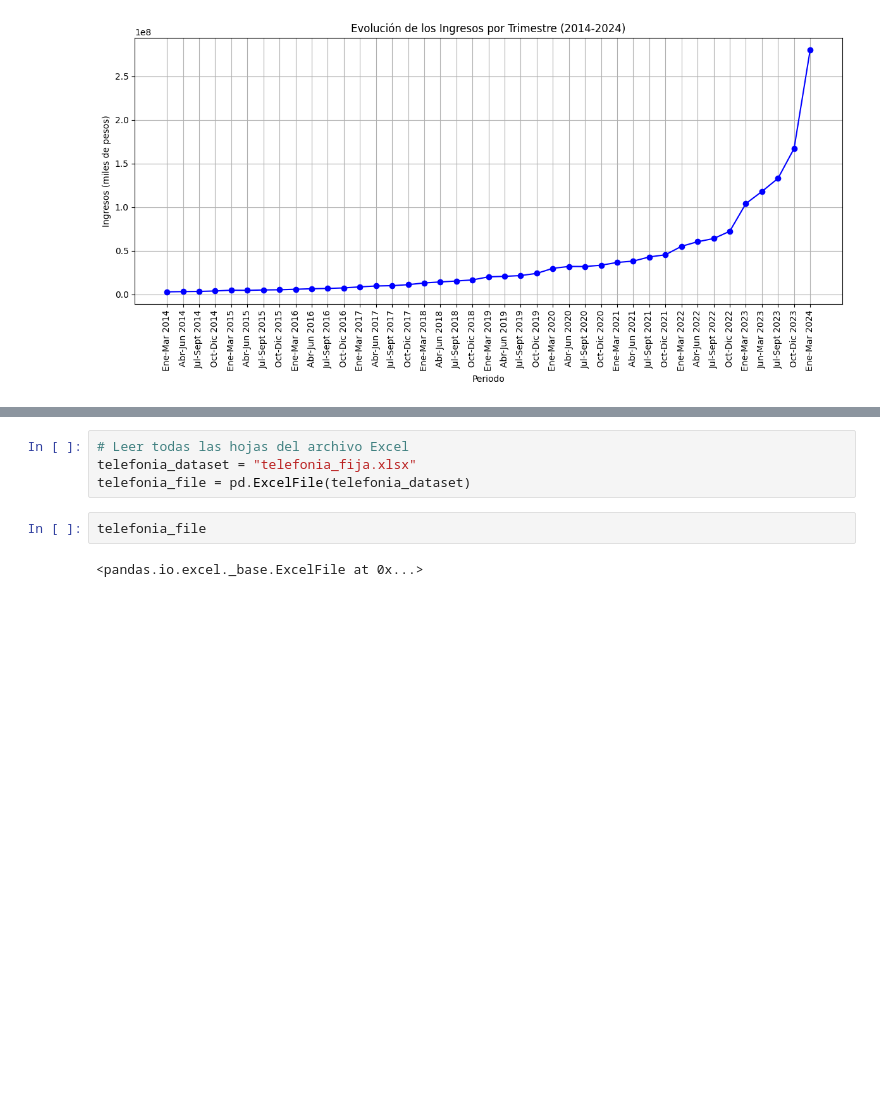
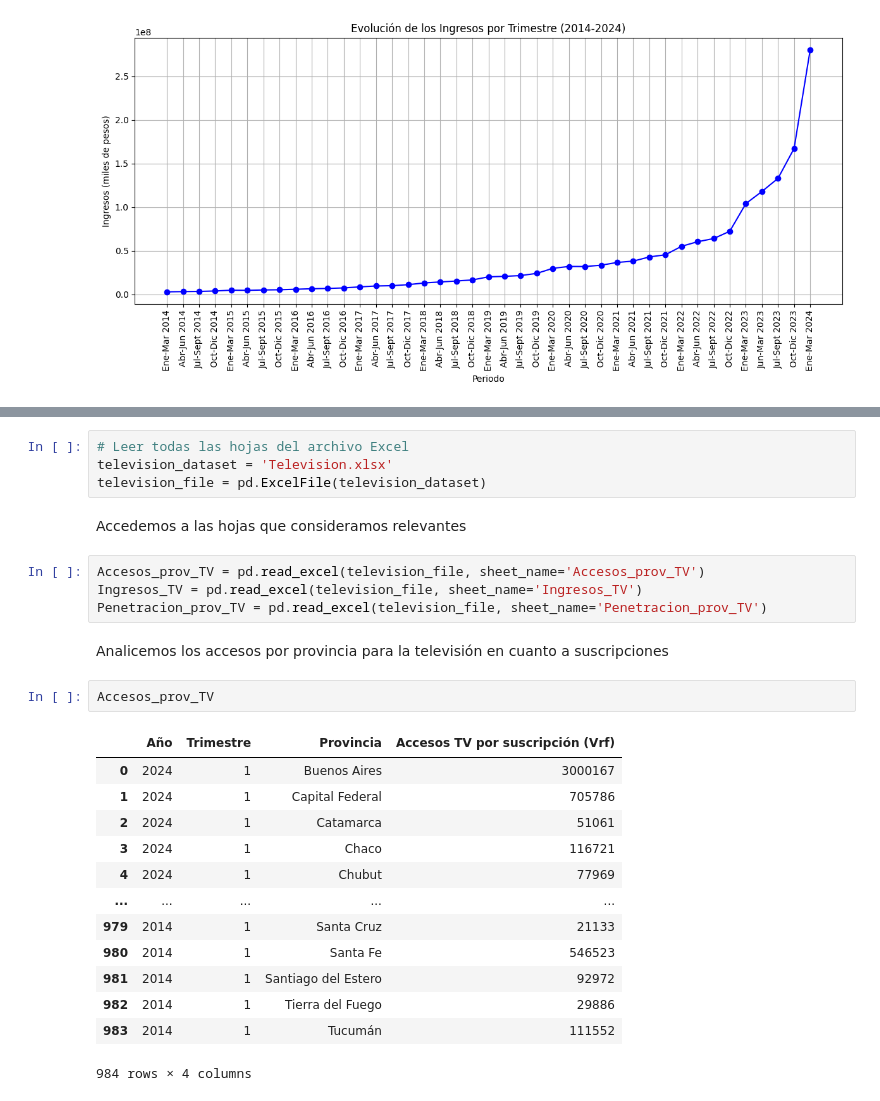
Before and after one commit to Melbutus/Data_Analyst_Telecomunicaciones, a Jupyter notebook: EDA.ipynb, the cells around one changed output, grey strips where cells are left out. Saved outputs shown, nothing was run; the diff lists cells and outputs as text; blank space fills up the shorter version.

```diff
--- a/EDA.ipynb
+++ b/EDA.ipynb
@@ -686,8 +692,28 @@ plt.show()
 # %%
 # Leer todas las hojas del archivo Excel
-telefonia_dataset = "telefonia_fija.xlsx"
-telefonia_file = pd.ExcelFile(telefonia_dataset)
+television_dataset = 'Television.xlsx'
+television_file = pd.ExcelFile(television_dataset)
-# %%
-telefonia_file
-# %% [output]
-<pandas.io.excel._base.ExcelFile at 0x...>
+# %% [markdown]
+Accedemos a las hojas que consideramos relevantes
+# %%
+Accesos_prov_TV = pd.read_excel(television_file, sheet_name='Accesos_prov_TV')
+Ingresos_TV = pd.read_excel(television_file, sheet_name='Ingresos_TV')
+Penetracion_prov_TV = pd.read_excel(television_file, sheet_name='Penetracion_prov_TV')
+# %% [markdown]
+Analicemos los accesos por provincia para la televisión en cuanto a suscripciones
+# %%
+Accesos_prov_TV
+# %% [output]
+|  | Año | Trimestre | Provincia | Accesos TV por suscripción (Vrf) |
+| 0 | 2024 | 1 | Buenos Aires | 3000167 |
+| 1 | 2024 | 1 | Capital Federal | 705786 |
+| 2 | 2024 | 1 | Catamarca | 51061 |
+| 3 | 2024 | 1 | Chaco | 116721 |
+| 4 | 2024 | 1 | Chubut | 77969 |
+| ... | ... | ... | ... | ... |
+| 979 | 2014 | 1 | Santa Cruz | 21133 |
+| 980 | 2014 | 1 | Santa Fe | 546523 |
+| 981 | 2014 | 1 | Santiago del Estero | 92972 |
+| 982 | 2014 | 1 | Tierra del Fuego | 29886 |
+| 983 | 2014 | 1 | Tucumán | 111552 |
+984 rows × 4 columns
```
Also changed, not shown: parts of 13 cells of this notebook.
